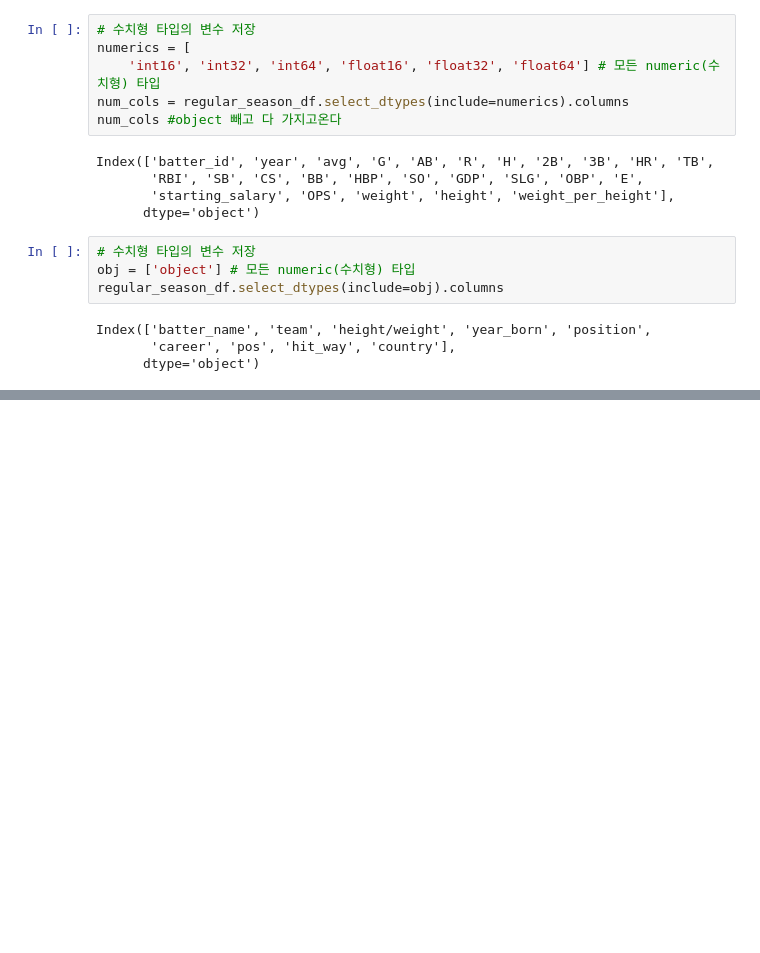
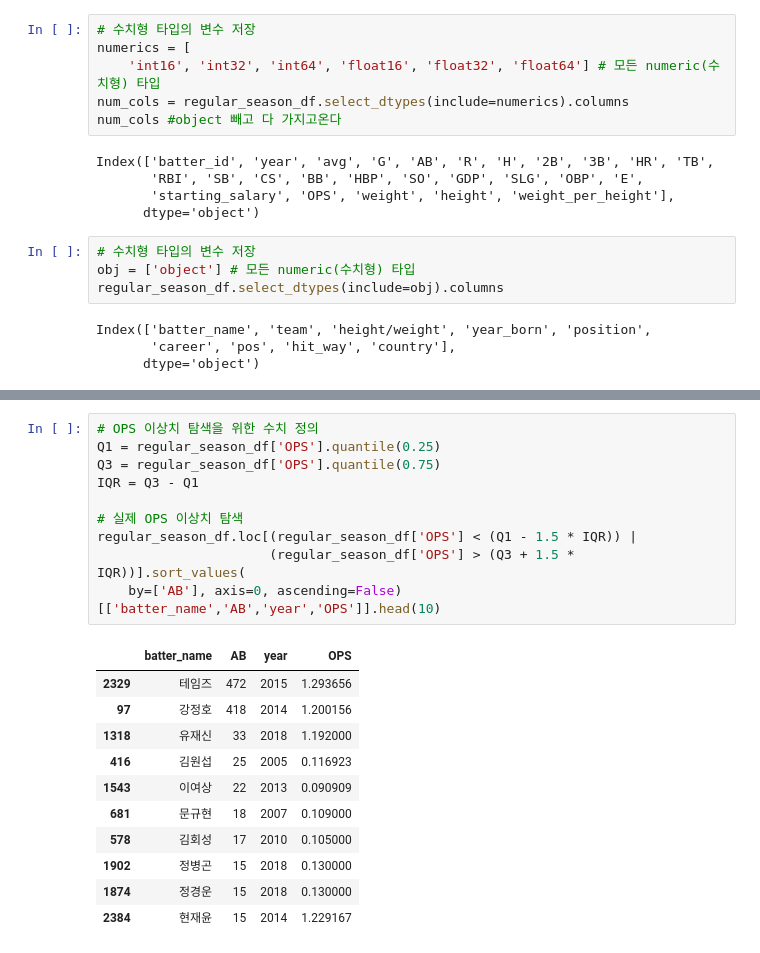
Before and after one commit to rhyou10/BigData-MachineLearning-2021, a Jupyter notebook: 1.통계학기반머신실전러닝/916/02_데이콘_KBO.ipynb, the cells around one changed output, grey strips where cells are left out. Saved outputs shown, nothing was run; the diff lists cells and outputs as text; blank space fills up the shorter version.

```diff
--- a/1.통계학기반머신실전러닝/916/02_데이콘_KBO.ipynb
+++ b/1.통계학기반머신실전러닝/916/02_데이콘_KBO.ipynb
@@ -662,0 +735,22 @@ Index(['batter_name', 'team', 'height/weight', 'year_born', 'position',
+# %%
+# OPS 이상치 탐색을 위한 수치 정의
+Q1 = regular_season_df['OPS'].quantile(0.25)
+Q3 = regular_season_df['OPS'].quantile(0.75)
+IQR = Q3 - Q1
+
+# 실제 OPS 이상치 탐색
+regular_season_df.loc[(regular_season_df['OPS'] < (Q1 - 1.5 * IQR)) |
+                      (regular_season_df['OPS'] > (Q3 + 1.5 * IQR))].sort_values(
+    by=['AB'], axis=0, ascending=False)[['batter_name','AB','year','OPS']].head(10)
+# %% [output]
+|  | batter_name | AB | year | OPS |
+| 2329 | 테임즈 | 472 | 2015 | 1.293656 |
+| 97 | 강정호 | 418 | 2014 | 1.200156 |
+| 1318 | 유재신 | 33 | 2018 | 1.192000 |
+| 416 | 김원섭 | 25 | 2005 | 0.116923 |
+| 1543 | 이여상 | 22 | 2013 | 0.090909 |
+| 681 | 문규현 | 18 | 2007 | 0.109000 |
+| 578 | 김회성 | 17 | 2010 | 0.105000 |
+| 1902 | 정병곤 | 15 | 2018 | 0.130000 |
+| 1874 | 정경운 | 15 | 2018 | 0.130000 |
+| 2384 | 현재윤 | 15 | 2014 | 1.229167 |
```
Also changed, not shown: parts of 7 cells of this notebook.
